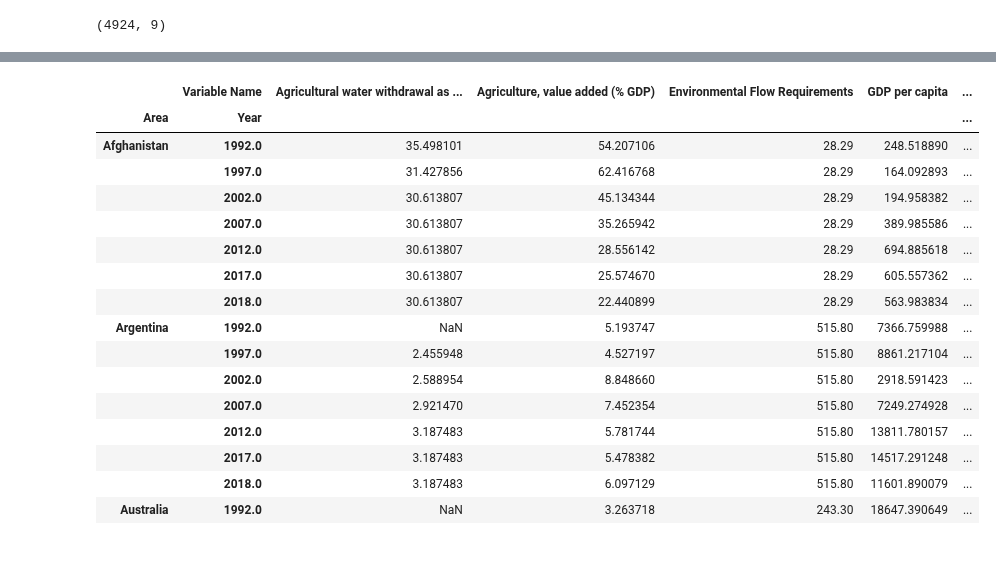
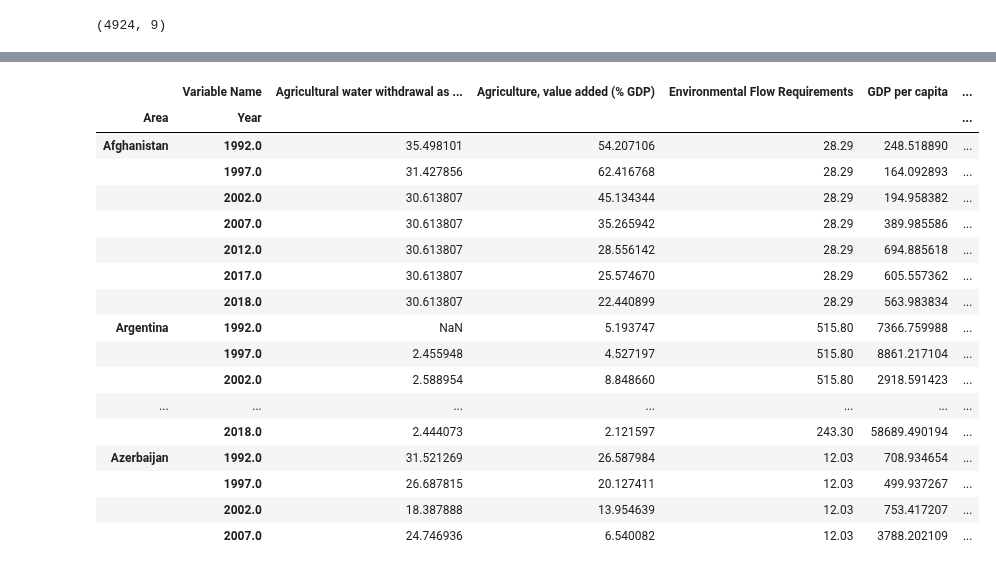
Before and after one commit to karlpolak/MDA-project, a Jupyter notebook: dataset.ipynb, the cells around one changed output, grey strips where cells are left out. Drawn from its saved outputs; the diff is of its cells as text; code cells hidden in the pictures.

```diff
--- a/dataset.ipynb
+++ b/dataset.ipynb
@@ -34,27 +69,28 @@ table_2018.head()
 # %%
 table=pd.pivot_table(data=df,values='Value',index=['Area','Year'],columns='Variable Name') # is used for Time Series Analysis
 GDP_table = pd.pivot_table(data=df_GDP,values='Value',index=['Area','Year'],columns='Variable Name')
 
 table = table.merge(GDP_table, how='inner', on=['Area','Year'])
-table.head(15)
+table.head(25)
 # %% [output]
 |  | Variable Name | Agricultural water withdrawal as ... | Agriculture, value added (% GDP) | Environmental Flow Requirements | GDP per capita | ... |
 | Area | Year |  |  |  |  | ... |
 | Afghanistan | 1992.0 | 35.498101 | 54.207106 | 28.29 | 248.518890 | ... |
 |  | 1997.0 | 31.427856 | 62.416768 | 28.29 | 164.092893 | ... |
 |  | 2002.0 | 30.613807 | 45.134344 | 28.29 | 194.958382 | ... |
 |  | 2007.0 | 30.613807 | 35.265942 | 28.29 | 389.985586 | ... |
 |  | 2012.0 | 30.613807 | 28.556142 | 28.29 | 694.885618 | ... |
 |  | 2017.0 | 30.613807 | 25.574670 | 28.29 | 605.557362 | ... |
 |  | 2018.0 | 30.613807 | 22.440899 | 28.29 | 563.983834 | ... |
 | Argentina | 1992.0 | NaN | 5.193747 | 515.80 | 7366.759988 | ... |
 |  | 1997.0 | 2.455948 | 4.527197 | 515.80 | 8861.217104 | ... |
 |  | 2002.0 | 2.588954 | 8.848660 | 515.80 | 2918.591423 | ... |
-|  | 2007.0 | 2.921470 | 7.452354 | 515.80 | 7249.274928 | ... |
-|  | 2012.0 | 3.187483 | 5.781744 | 515.80 | 13811.780157 | ... |
-|  | 2017.0 | 3.187483 | 5.478382 | 515.80 | 14517.291248 | ... |
-|  | 2018.0 | 3.187483 | 6.097129 | 515.80 | 11601.890079 | ... |
-| Australia | 1992.0 | NaN | 3.263718 | 243.30 | 18647.390649 | ... |
+| ... | ... | ... | ... | ... | ... | ... |
+|  | 2018.0 | 2.444073 | 2.121597 | 243.30 | 58689.490194 | ... |
+| Azerbaijan | 1992.0 | 31.521269 | 26.587984 | 12.03 | 708.934654 | ... |
+|  | 1997.0 | 26.687815 | 20.127411 | 12.03 | 499.937267 | ... |
+|  | 2002.0 | 18.387888 | 13.954639 | 12.03 | 753.417207 | ... |
+|  | 2007.0 | 24.746936 | 6.540082 | 12.03 | 3788.202109 | ... |
 # %%
 table.isna().sum()
 # %% [output]
```
Also changed, not shown: parts of 6 cells of this notebook.
